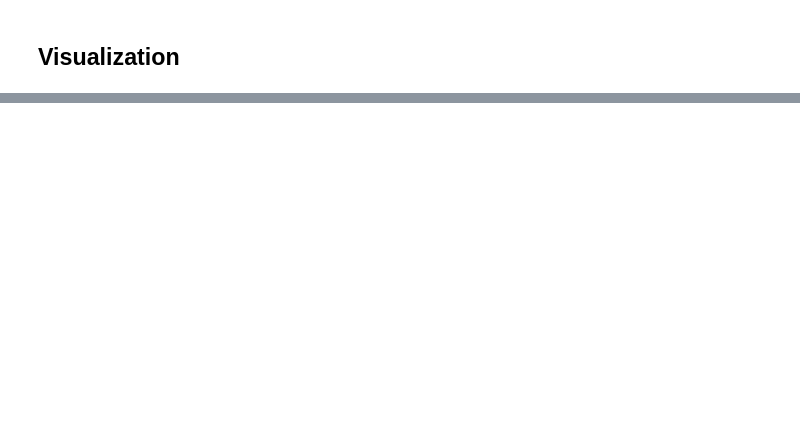
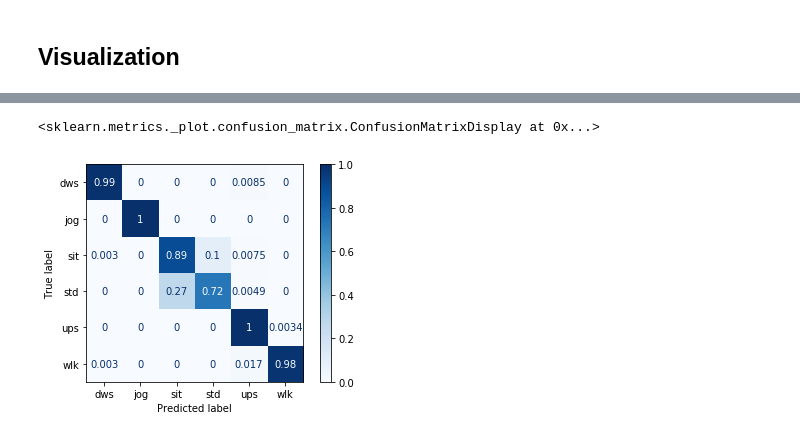
Before and after one commit to gio8tisu/HAR-timeseries-classification, a Jupyter notebook: More_Features.ipynb, the cells around one changed output, grey strips where cells are left out. Saved outputs shown, nothing was run; the diff lists cells and outputs as text; code cells hidden in the pictures; blank space fills up the shorter version.

```diff
--- a/More_Features.ipynb
+++ b/More_Features.ipynb
@@ -186,0 +210,2 @@ plot_confusion_matrix(clf, X_test, y_test,
+# %%
+X_train, X_test, y_train, y_test = train_test_split(X, y, test_size=0.33, random_state=1)
@@ -186,0 +214,15 @@ plot_confusion_matrix(clf, X_test, y_test,
+# %%
+pca_acc = sklearn.pipeline.make_pipeline(
+    FourierTransform(),
+    PCA(n_components=32)
+)
+pca_rot = sklearn.pipeline.make_pipeline(
+    FourierTransform(),
+    PCA(n_components=32)
+)
+# %%
+features = ColumnTransformer([
+    ("acceleration", pca_acc, slice(0, 256)),
+    ("rotation", pca_rot, slice(256, 512)),
+    ('metadata', 'passthrough', slice(-4, X.shape[1]))
+])
@@ -186,0 +231,6 @@ plot_confusion_matrix(clf, X_test, y_test,
+# %%
+clf = sklearn.pipeline.make_pipeline(
+    features,
+    sklearn.discriminant_analysis.QuadraticDiscriminantAnalysis()
+)
+clf.fit(X_train, y_train)
@@ -186,0 +270,8 @@ plot_confusion_matrix(clf, X_test, y_test,
+# %%
+plot_confusion_matrix(clf, X_train, y_train,
+                      display_labels=label_encoder.classes_,
+                      cmap=plt.cm.Blues,
+                      normalize="true")
+# %% [output]
+<sklearn.metrics._plot.confusion_matrix.ConfusionMatrixDisplay at 0x...>
+[figure, added]
```
Also changed, not shown: parts of 51 cells of this notebook.
